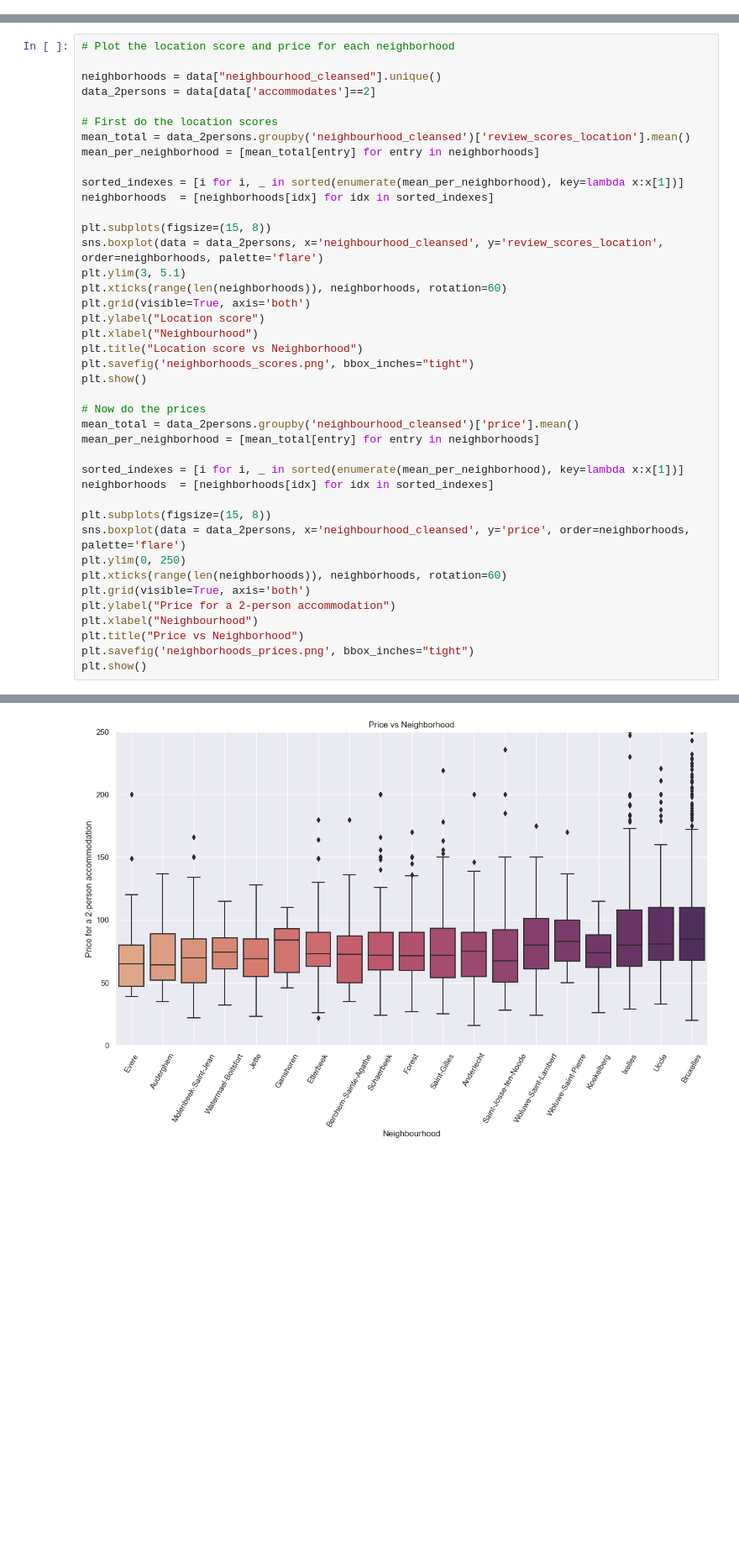
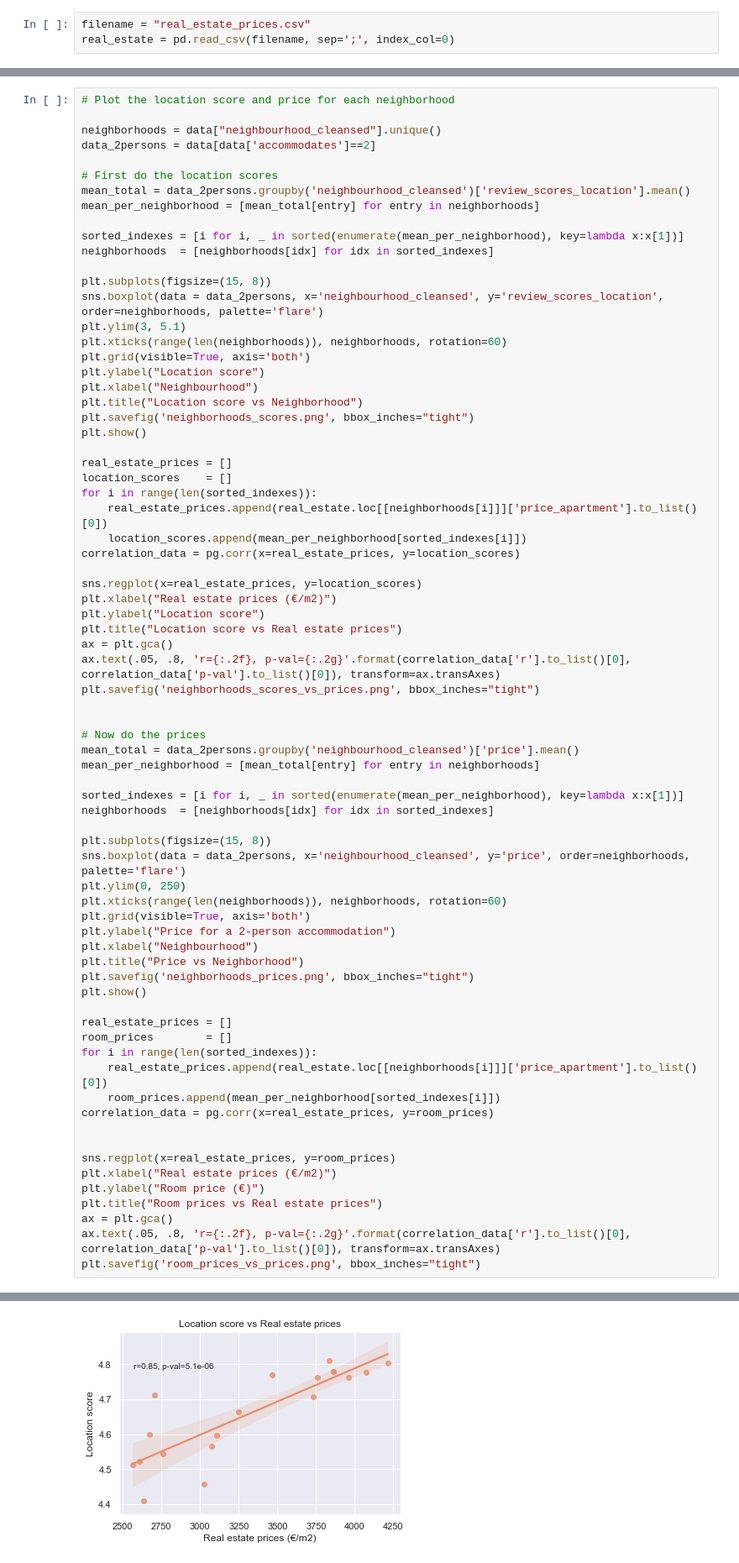
Before and after one commit to AlexLu94/MyDataAnalysisPortfolio, a Jupyter notebook: airbnb_in_brussels/analysis.ipynb, the cells around one changed output, grey strips where cells are left out. Shown at 84% size. Saved outputs shown, nothing was run; the diff lists cells and outputs as text; blank space fills up the shorter version.

```diff
--- a/airbnb_in_brussels/analysis.ipynb
+++ b/airbnb_in_brussels/analysis.ipynb
@@ -123,3 +126,6 @@ for color in mcolors.TABLEAU_COLORS.values():
+# %%
+filename = "real_estate_prices.csv"
+real_estate = pd.read_csv(filename, sep=';', index_col=0)
 # %%
 # Evaluate the kinds of accomodations in the dataset
 
@@ -229,6 +235,22 @@ plt.title("Location score vs Neighborhood")
 plt.savefig('neighborhoods_scores.png', bbox_inches="tight")
 plt.show()
 
+real_estate_prices = []
+location_scores    = []
+for i in range(len(sorted_indexes)):
+    real_estate_prices.append(real_estate.loc[[neighborhoods[i]]]['price_apartment'].to_list()[0])
+    location_scores.append(mean_per_neighborhood[sorted_indexes[i]])
+correlation_data = pg.corr(x=real_estate_prices, y=location_scores)
+
+sns.regplot(x=real_estate_prices, y=location_scores)
+plt.xlabel("Real estate prices (€/m2)")
+plt.ylabel("Location score")
+plt.title("Location score vs Real estate prices")
+ax = plt.gca()
+ax.text(.05, .8, 'r={:.2f}, p-val={:.2g}'.format(correlation_data['r'].to_list()[0], correlation_data['p-val'].to_list()[0]), transform=ax.transAxes)
+plt.savefig('neighborhoods_scores_vs_prices.png', bbox_inches="tight")
+
+
 # Now do the prices
 mean_total = data_2persons.groupby('neighbourhood_cleansed')['price'].mean()
 mean_per_neighborhood = [mean_total[entry] for entry in neighborhoods]
@@ -246,4 +268,20 @@ plt.xlabel("Neighbourhood")
 plt.title("Price vs Neighborhood")
 plt.savefig('neighborhoods_prices.png', bbox_inches="tight")
 plt.show()
+
+real_estate_prices = []
+room_prices        = []
+for i in range(len(sorted_indexes)):
+    real_estate_prices.append(real_estate.loc[[neighborhoods[i]]]['price_apartment'].to_list()[0])
+    room_prices.append(mean_per_neighborhood[sorted_indexes[i]])
+correlation_data = pg.corr(x=real_estate_prices, y=room_prices)
+
+
+sns.regplot(x=real_estate_prices, y=room_prices)
+plt.xlabel("Real estate prices (€/m2)")
+plt.ylabel("Room price (€)")
+plt.title("Room prices vs Real estate prices")
+ax = plt.gca()
+ax.text(.05, .8, 'r={:.2f}, p-val={:.2g}'.format(correlation_data['r'].to_list()[0], correlation_data['p-val'].to_list()[0]), transform=ax.transAxes)
+plt.savefig('room_prices_vs_prices.png', bbox_inches="tight")
 # %% [output]
@@ -251 +289 @@ plt.show()
-[figure, old version]
+[figure, new version]
```
Also changed, not shown: parts of 4 cells of this notebook, 11 other files.
